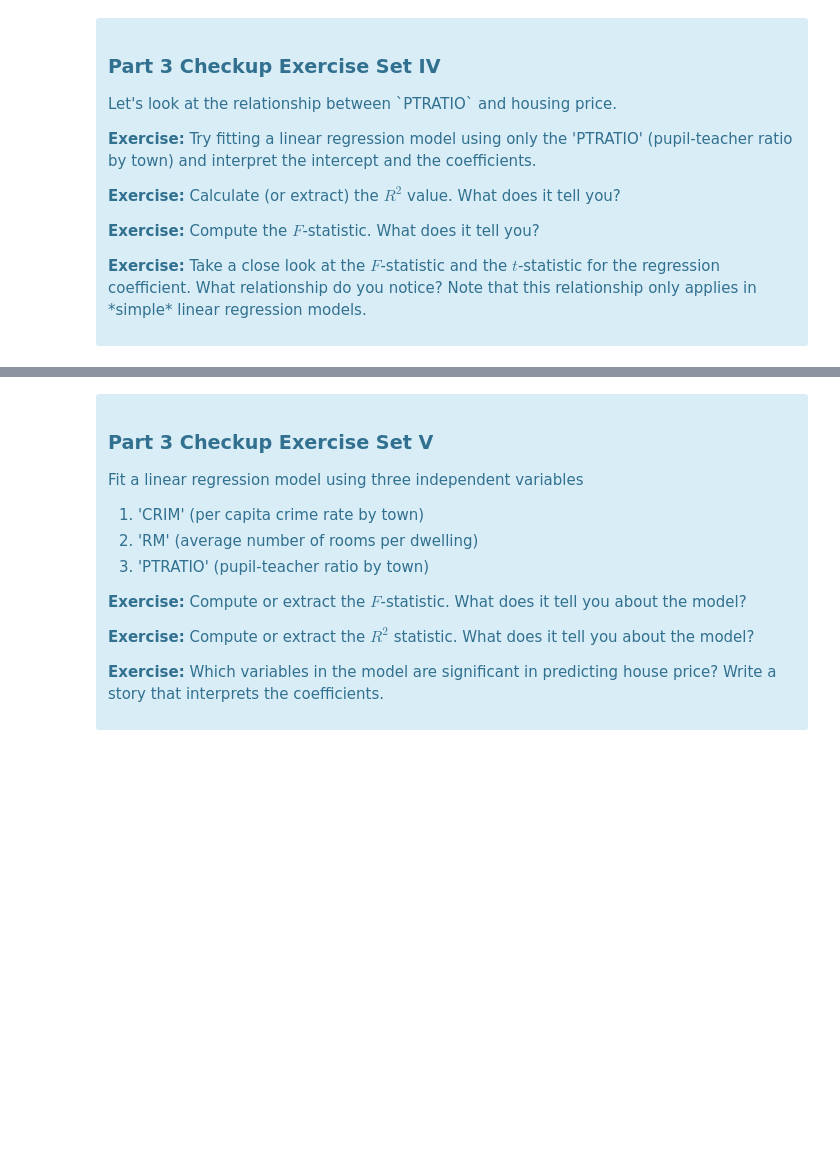
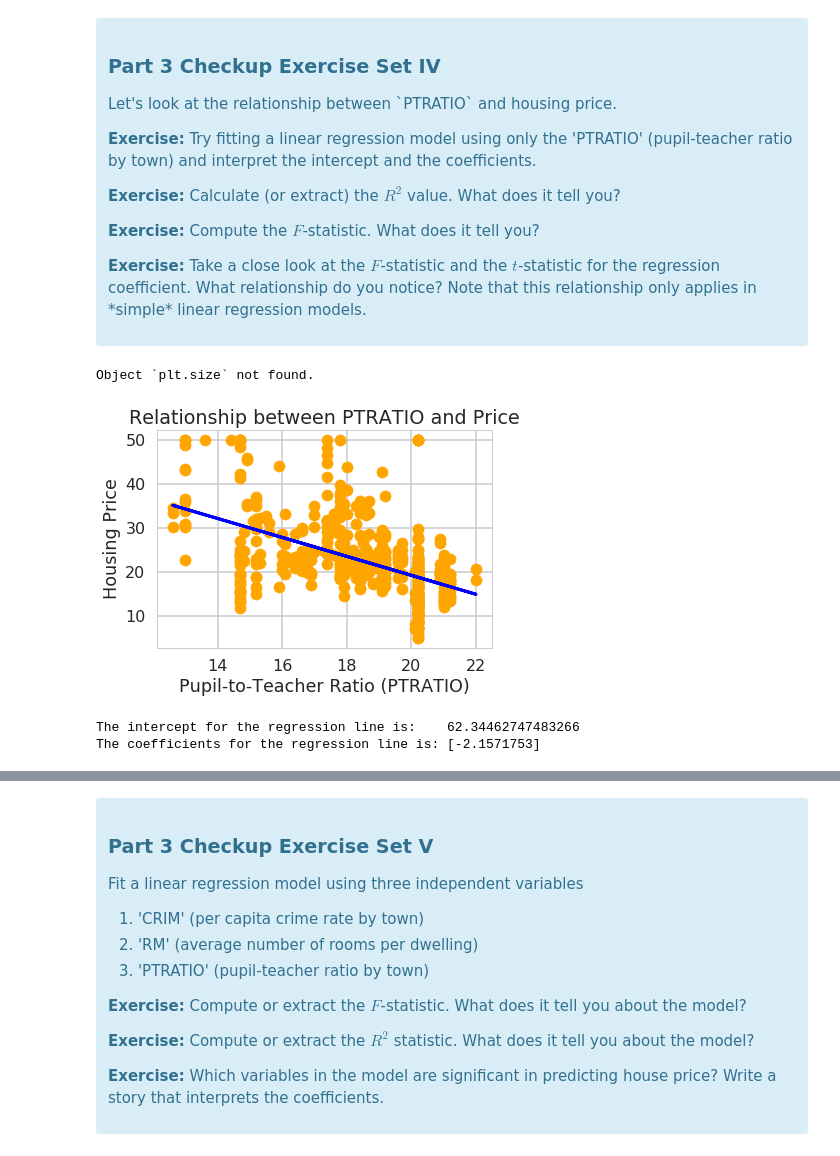
Before and after one commit to SethDKelly/Springboard, a Jupyter notebook: sec11/linear_regression/Mini_Project_Linear_Regression.ipynb, the cells around one changed output, grey strips where cells are left out. Saved outputs shown, nothing was run; the diff lists cells and outputs as text; code cells hidden in the pictures; blank space fills up the shorter version.

```diff
--- a/sec11/linear_regression/Mini_Project_Linear_Regression.ipynb
+++ b/sec11/linear_regression/Mini_Project_Linear_Regression.ipynb
@@ -794,0 +793,22 @@ X.
+# %%
+X.keys()
+ptratio = X[['PTRATIO']]
+lr_ptratio = LinearRegression()
+lr_ptratio.fit(ptratio, bos.PRICE)
+
+plt.scatter(bos.PTRATIO, bos.PRICE, c='orange')
+plt.xlabel("Pupil-to-Teacher Ratio (PTRATIO)")
+plt.ylabel("Housing Price")
+plt.title("Relationship between PTRATIO and Price")
+
+plt.plot(bos.PTRATIO, lr_ptratio.predict(ptratio), color='blue', linewidth=3)
+?plt.size()
+plt.show()
+
+print('The intercept for the regression line is:    '+str(lr_ptratio.intercept_))
+print('The coefficients for the regression line is: '+str(lr_ptratio.coef_))
+# %% [output]
+Object `plt.size` not found.
+[figure, added]
+The intercept for the regression line is:    62.34462747483266
+The coefficients for the regression line is: [-2.1571753]
```
Also changed, not shown: parts of 6 cells of this notebook.
